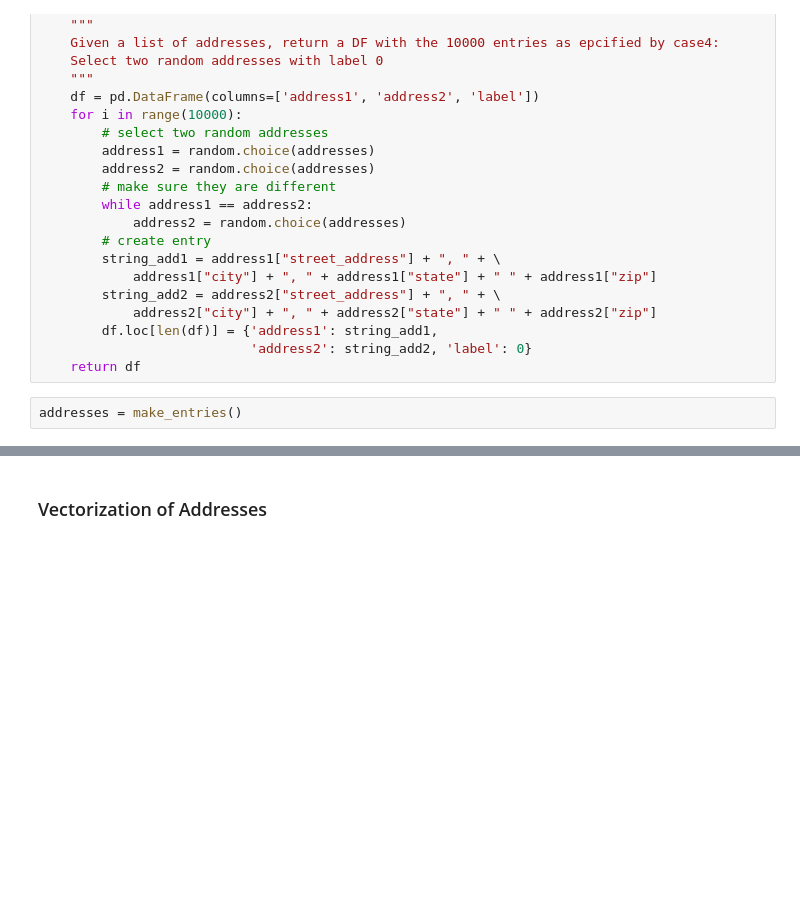
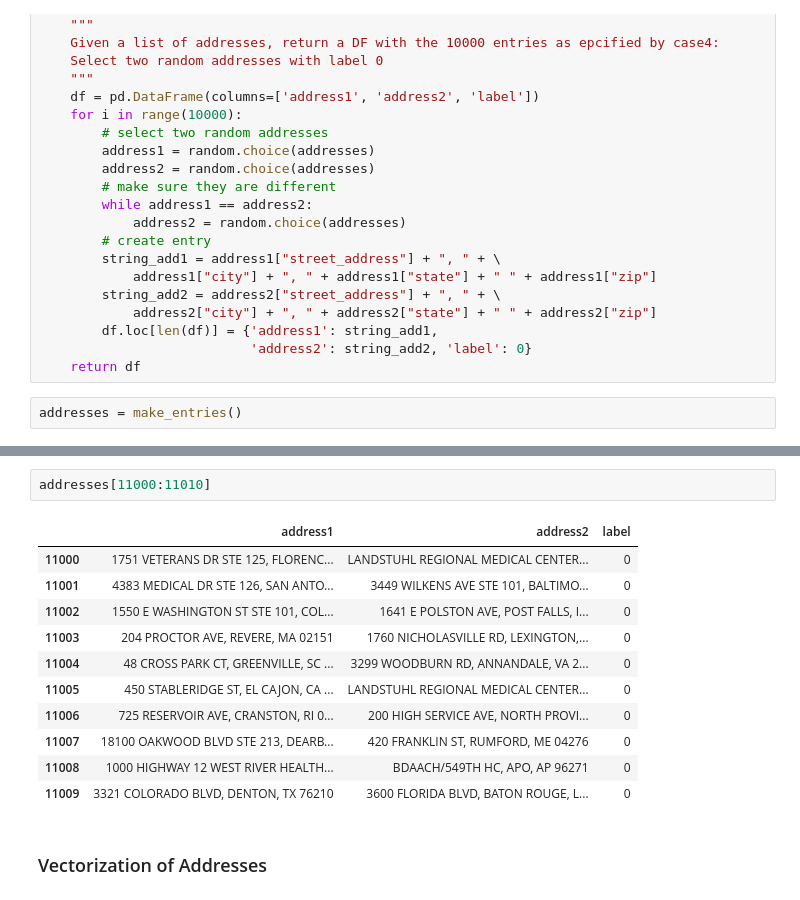
Before and after one commit to Milttam/address-matching, a Jupyter notebook: match.ipynb, the cells around one changed output, grey strips where cells are left out. Drawn from its saved outputs; the diff is of its cells as text; blank space fills up the shorter version.

```diff
--- a/match.ipynb
+++ b/match.ipynb
@@ -86,2 +79,16 @@ addresses = make_entries()
+# %%
+addresses[11000:11010]
+# %% [output]
+|  | address1 | address2 | label |
+| 11000 | 1751 VETERANS DR STE 125, FLORENC... | LANDSTUHL REGIONAL MEDICAL CENTER... | 0 |
+| 11001 | 4383 MEDICAL DR STE 126, SAN ANTO... | 3449 WILKENS AVE STE 101, BALTIMO... | 0 |
+| 11002 | 1550 E WASHINGTON ST STE 101, COL... | 1641 E POLSTON AVE, POST FALLS, I... | 0 |
+| 11003 | 204 PROCTOR AVE, REVERE, MA 02151 | 1760 NICHOLASVILLE RD, LEXINGTON,... | 0 |
+| 11004 | 48 CROSS PARK CT, GREENVILLE, SC ... | 3299 WOODBURN RD, ANNANDALE, VA 2... | 0 |
+| 11005 | 450 STABLERIDGE ST, EL CAJON, CA ... | LANDSTUHL REGIONAL MEDICAL CENTER... | 0 |
+| 11006 | 725 RESERVOIR AVE, CRANSTON, RI 0... | 200 HIGH SERVICE AVE, NORTH PROVI... | 0 |
+| 11007 | 18100 OAKWOOD BLVD STE 213, DEARB... | 420 FRANKLIN ST, RUMFORD, ME 04276 | 0 |
+| 11008 | 1000 HIGHWAY 12 WEST RIVER HEALTH... | BDAACH/549TH HC, APO, AP 96271 | 0 |
+| 11009 | 3321 COLORADO BLVD, DENTON, TX 76210 | 3600 FLORIDA BLVD, BATON ROUGE, L... | 0 |
 # %% [markdown]
 ### Vectorization of Addresses
```
Also changed, not shown: parts of 8 cells of this notebook, 2 other files.
